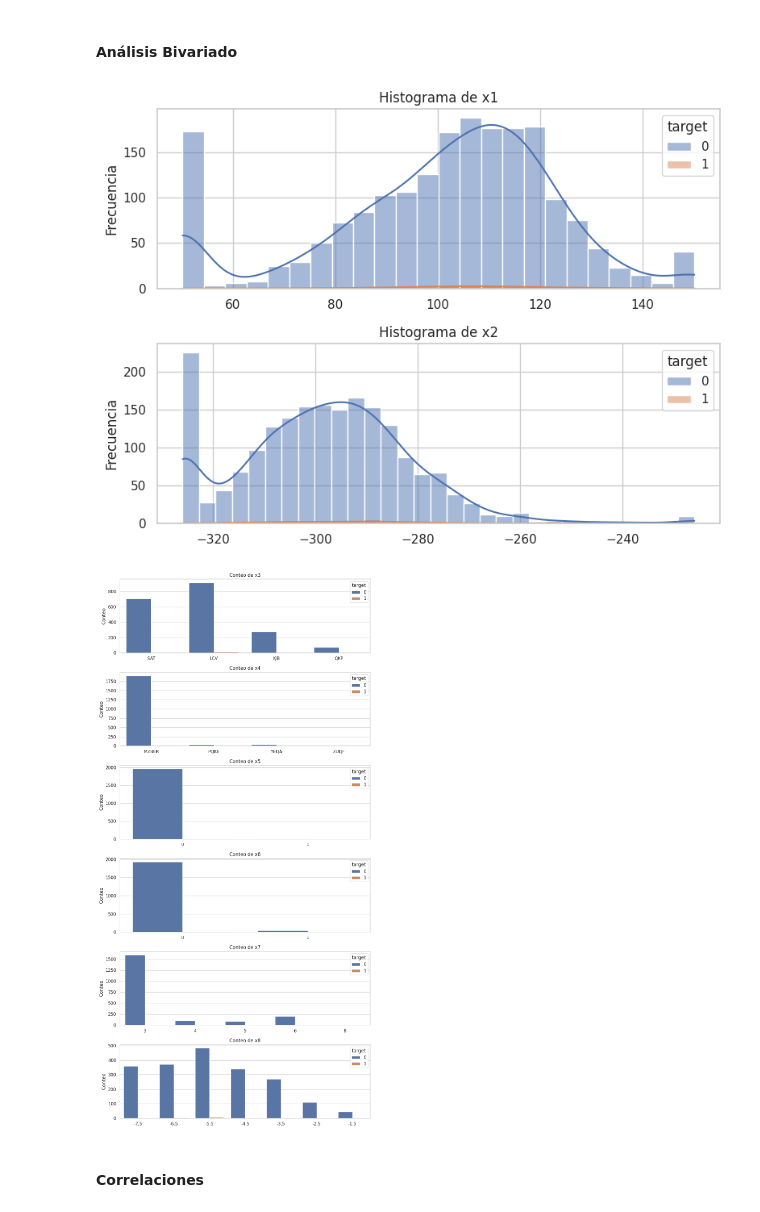
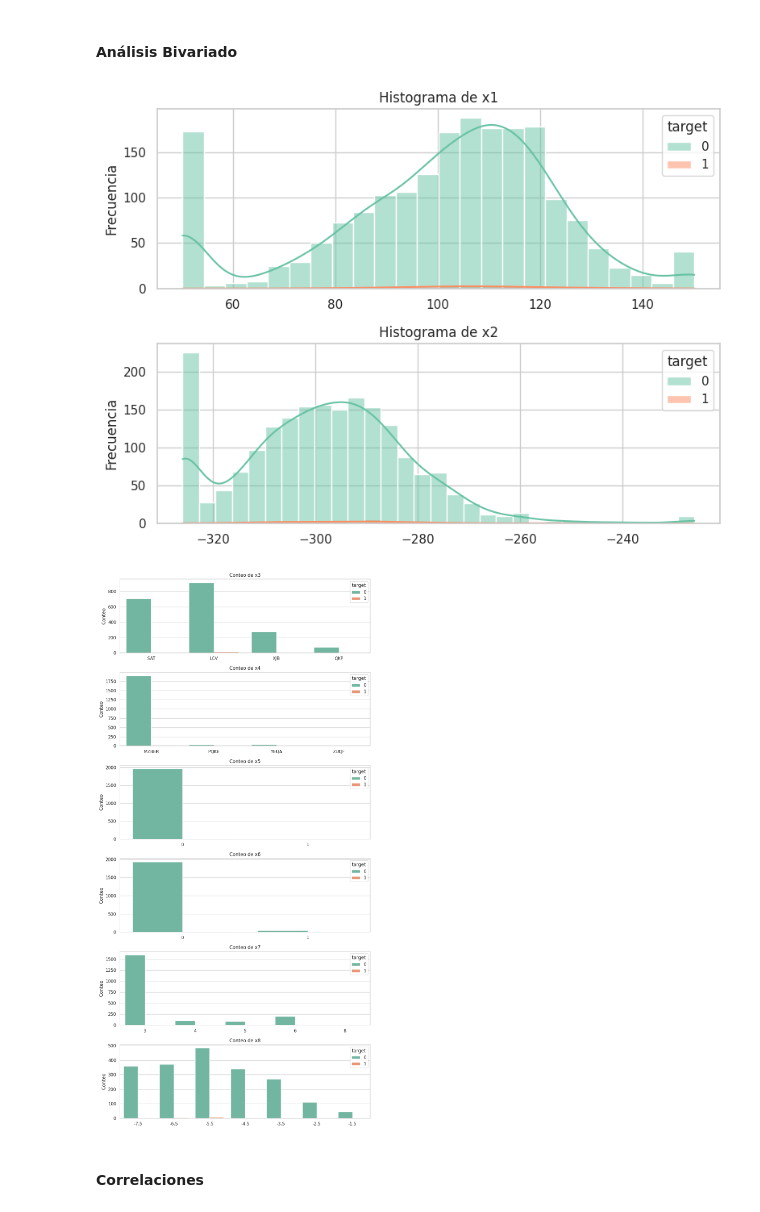
Before and after one commit to vcanalesp/ds_caja_andes, a Jupyter notebook: code/solution.ipynb, the cells around one changed output. Drawn from its saved outputs; the diff is of its cells as text; code cells hidden in the pictures.

```diff
--- a/code/solution.ipynb
+++ b/code/solution.ipynb
@@ -173,7 +173,7 @@ fig, axes = plt.subplots(nrows=len(columnas_numericas), ncols=1, figsize=(8, 6))
 
 # Crear un histograma para cada columna numérica
 for i, col in enumerate(columnas_numericas):
-    sns.histplot(data=df, x=col, ax=axes[i], kde=True)
+    sns.histplot(data=df, x=col, ax=axes[i], kde=True, color="#66C2A5")
     axes[i].set_title(f'Histograma de {col}')
     axes[i].set_xlabel('')
     axes[i].set_ylabel('Frecuencia')
@@ -194,11 +194,11 @@ sns.set_theme(style="whitegrid")
 
 # Crear una figura con subgráficas
 n = len(columnas_categoricas)
-fig, axes = plt.subplots(nrows=n, ncols=1, figsize=(10, 20))
+fig, axes = plt.subplots(nrows=n, ncols=1, figsize=(8, 15))
 
 # Crear un gráfico de barras para cada columna categórica
 for i, col in enumerate(columnas_categoricas):
-    sns.countplot(data=df, x=col, ax=axes[i])
+    sns.countplot(data=df, x=col, ax=axes[i], color="#66C2A5")
     axes[i].set_title(f'Conteo de {col}')
     axes[i].set_xlabel('')
     axes[i].set_ylabel('Conteo')
@@ -224,7 +224,7 @@ fig, axes = plt.subplots(nrows=len(columnas_numericas), ncols=1, figsize=(8, 6))
 
 # Crear un histograma para cada columna numérica
 for i, col in enumerate(columnas_numericas):
-    sns.histplot(data=df, x=col, ax=axes[i], kde=True,hue='target')
+    sns.histplot(data=df, x=col, ax=axes[i], kde=True,hue='target', palette="Set2")
     axes[i].set_title(f'Histograma de {col}')
     axes[i].set_xlabel('')
     axes[i].set_ylabel('Frecuencia')
@@ -235,32 +235,32 @@ plt.tight_layout()
 # Mostrar los gráficos
 plt.show()
 # %% [output]
-[figure, old version]
+[figure, new version]
 # %%
 # Definir las columnas categóricas
 columnas_categoricas = ['x3', 'x4', 'x5', 'x6', 'x7', 'x8']
 
 # Configurar el estilo de Seaborn
 sns.set_theme(style="whitegrid")
 
 # Crear una figura con subgráficas
 n = len(columnas_categoricas)
 fig, axes = plt.subplots(nrows=n, ncols=1, figsize=(10, 20))
 
 # Crear un gráfico de barras para cada columna categórica
 for i, col in enumerate(columnas_categoricas):
-    sns.countplot(data=df, x=col, ax=axes[i],hue='target')
+    sns.countplot(data=df, x=col, ax=axes[i],hue='target', palette="Set2")
     axes[i].set_title(f'Conteo de {col}')
     axes[i].set_xlabel('')
     axes[i].set_ylabel('Conteo')
 
 # Ajustar el diseño para que no se superpongan los gráficos
 plt.tight_layout()
 
 # Mostrar los gráficos
 plt.show()
 # %% [output]
-[figure, old version]
+[figure, new version]
 # %% [markdown]
 #### Correlaciones
 # %%
```
Also changed, not shown: parts of 9 cells of this notebook.
